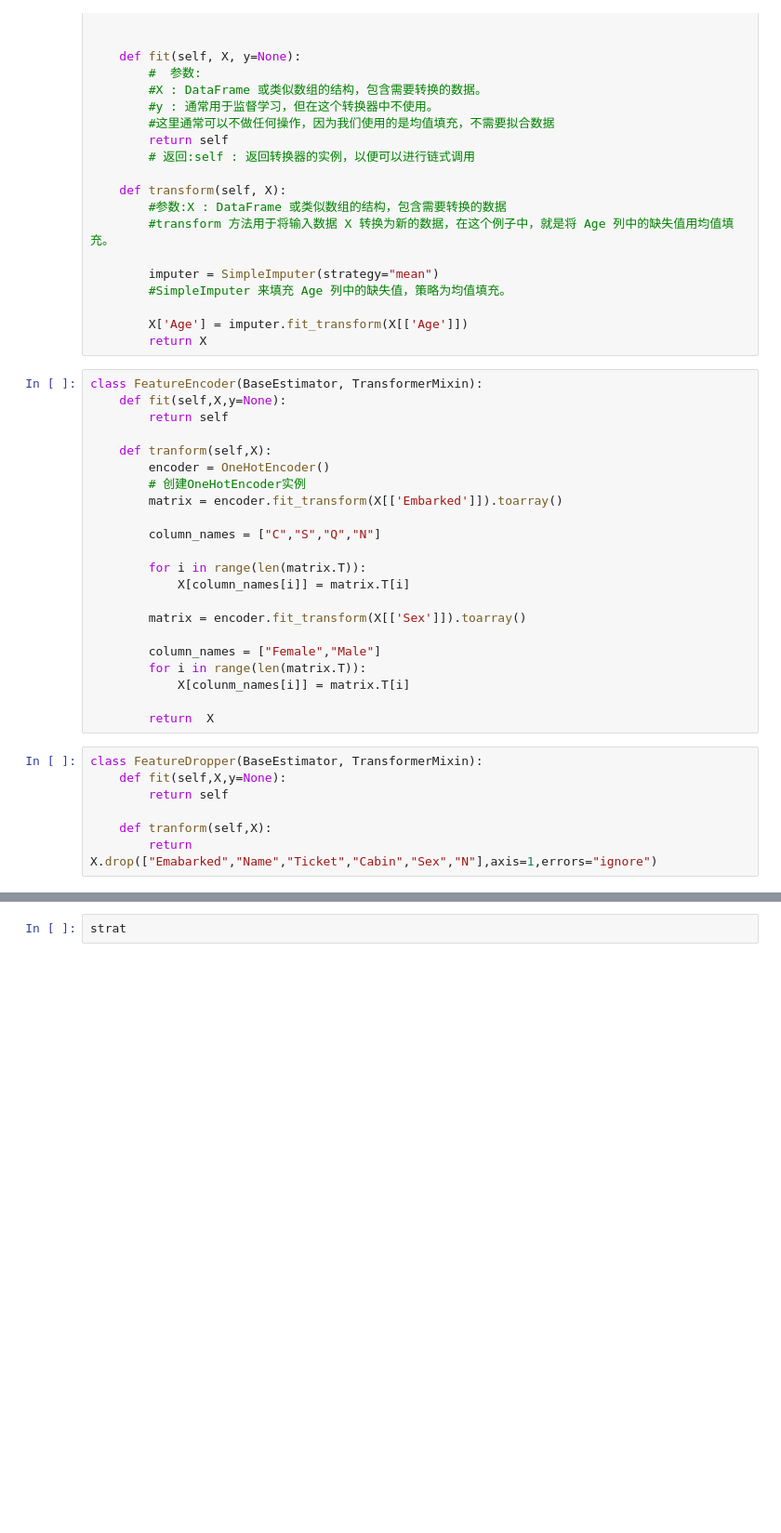
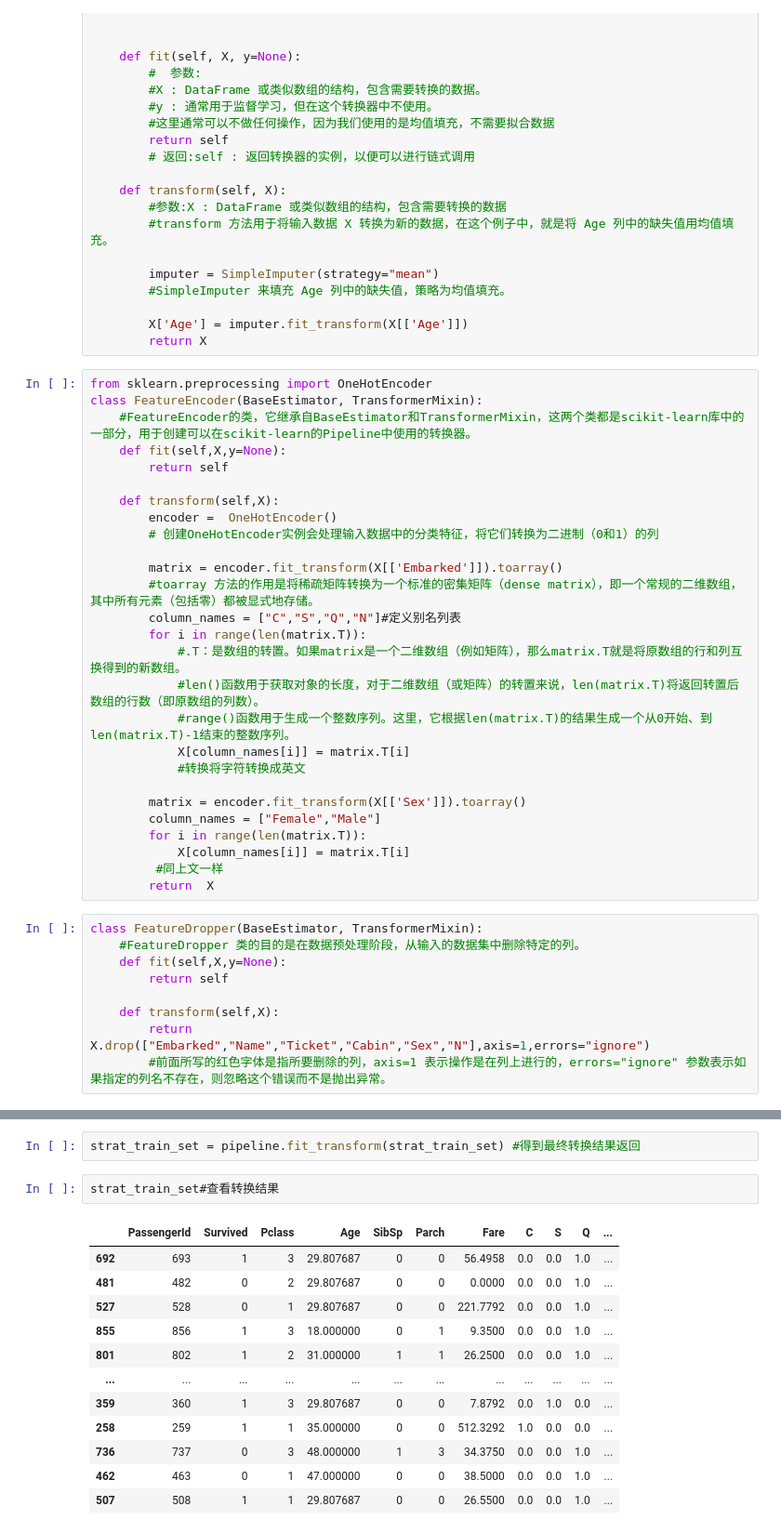
Before and after one commit to oooHaiooo/thrive, a Jupyter notebook: Untitled.ipynb, the cells around one changed output, grey strips where cells are left out. Shown at 93% size. Drawn from its saved outputs; the diff is of its cells as text; blank space fills up the shorter version.

```diff
--- a/Untitled.ipynb
+++ b/Untitled.ipynb
@@ -128,34 +128,41 @@ class AgeImputer(BaseEstimator, TransformerMixin):
         X['Age'] = imputer.fit_transform(X[['Age']])
         return X
 # %%
+from sklearn.preprocessing import OneHotEncoder
 class FeatureEncoder(BaseEstimator, TransformerMixin):
+    #FeatureEncoder的类，它继承自BaseEstimator和TransformerMixin，这两个类都是scikit-learn库中的一部分，用于创建可以在scikit-learn的Pipeline中使用的转换器。
     def fit(self,X,y=None):
         return self
 
-    def tranform(self,X):
-        encoder = OneHotEncoder()
-        # 创建OneHotEncoder实例
+    def transform(self,X):
+        encoder =  OneHotEncoder()
+        # 创建OneHotEncoder实例会处理输入数据中的分类特征，将它们转换为二进制（0和1）的列
+
         matrix = encoder.fit_transform(X[['Embarked']]).toarray()
+        #toarray 方法的作用是将稀疏矩阵转换为一个标准的密集矩阵（dense matrix），即一个常规的二维数组，其中所有元素（包括零）都被显式地存储。
+        column_names = ["C","S","Q","N"]#定义别名列表
+        for i in range(len(matrix.T)):
+            #.T：是数组的转置。如果matrix是一个二维数组（例如矩阵），那么matrix.T就是将原数组的行和列互换得到的新数组。
+            #len()函数用于获取对象的长度，对于二维数组（或矩阵）的转置来说，len(matrix.T)将返回转置后数组的行数（即原数组的列数）。
+            #range()函数用于生成一个整数序列。这里，它根据len(matrix.T)的结果生成一个从0开始、到len(matrix.T)-1结束的整数序列。
+            X[column_names[i]] = matrix.T[i]
+            #转换将字符转换成英文
 
-        column_names = ["C","S","Q","N"]
-
+        matrix = encoder.fit_transform(X[['Sex']]).toarray()
+        column_names = ["Female","Male"]
         for i in range(len(matrix.T)):
             X[column_names[i]] = matrix.T[i]
-
-        matrix = encoder.fit_transform(X[['Sex']]).toarray()
-
-        column_names = ["Female","Male"]
-        for i in range(len(matrix.T)):
-            X[colunm_names[i]] = matrix.T[i]
-
+         #同上文一样
         return  X
 # %%
 class FeatureDropper(BaseEstimator, TransformerMixin):
+    #FeatureDropper 类的目的是在数据预处理阶段，从输入的数据集中删除特定的列。
     def fit(self,X,y=None):
         return self
 
-    def tranform(self,X):
-        return X.drop(["Emabarked","Name","Ticket","Cabin","Sex","N"],axis=1,errors="ignore")
+    def transform(self,X):
+        return X.drop(["Embarked","Name","Ticket","Cabin","Sex","N"],axis=1,errors="ignore")
+        #前面所写的红色字体是指所要删除的列，axis=1 表示操作是在列上进行的，errors="ignore" 参数表示如果指定的列名不存在，则忽略这个错误而不是抛出异常。
 # %%
 from sklearn.pipeline import Pipeline
 pipeline=Pipeline([("ageimputer",AgeImputer()),
@@ -164,2 +172,17 @@ pipeline=Pipeline([("ageimputer",AgeImputer()),
 # %%
-strat
+strat_train_set = pipeline.fit_transform(strat_train_set) #得到最终转换结果返回
+# %%
+strat_train_set#查看转换结果
+# %% [output]
+|  | PassengerId | Survived | Pclass | Age | SibSp | Parch | Fare | C | S | Q | ... |
+| 692 | 693 | 1 | 3 | 29.807687 | 0 | 0 | 56.4958 | 0.0 | 0.0 | 1.0 | ... |
+| 481 | 482 | 0 | 2 | 29.807687 | 0 | 0 | 0.0000 | 0.0 | 0.0 | 1.0 | ... |
+| 527 | 528 | 0 | 1 | 29.807687 | 0 | 0 | 221.7792 | 0.0 | 0.0 | 1.0 | ... |
+| 855 | 856 | 1 | 3 | 18.000000 | 0 | 1 | 9.3500 | 0.0 | 0.0 | 1.0 | ... |
+| 801 | 802 | 1 | 2 | 31.000000 | 1 | 1 | 26.2500 | 0.0 | 0.0 | 1.0 | ... |
+| ... | ... | ... | ... | ... | ... | ... | ... | ... | ... | ... | ... |
+| 359 | 360 | 1 | 3 | 29.807687 | 0 | 0 | 7.8792 | 0.0 | 1.0 | 0.0 | ... |
+| 258 | 259 | 1 | 1 | 35.000000 | 0 | 0 | 512.3292 | 1.0 | 0.0 | 0.0 | ... |
+| 736 | 737 | 0 | 3 | 48.000000 | 1 | 3 | 34.3750 | 0.0 | 0.0 | 1.0 | ... |
+| 462 | 463 | 0 | 1 | 47.000000 | 0 | 0 | 38.5000 | 0.0 | 0.0 | 1.0 | ... |
+| 507 | 508 | 1 | 1 | 29.807687 | 0 | 0 | 26.5500 | 0.0 | 0.0 | 1.0 | ... |
```
Also changed, not shown: parts of 3 cells of this notebook.
